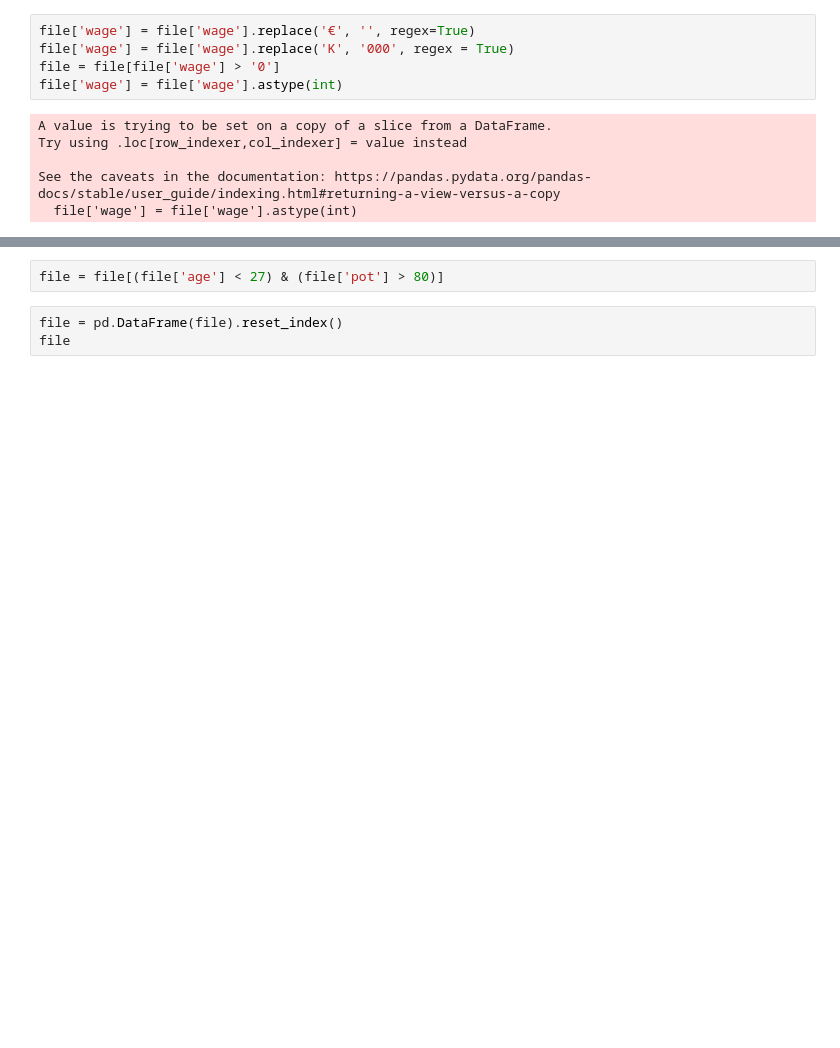
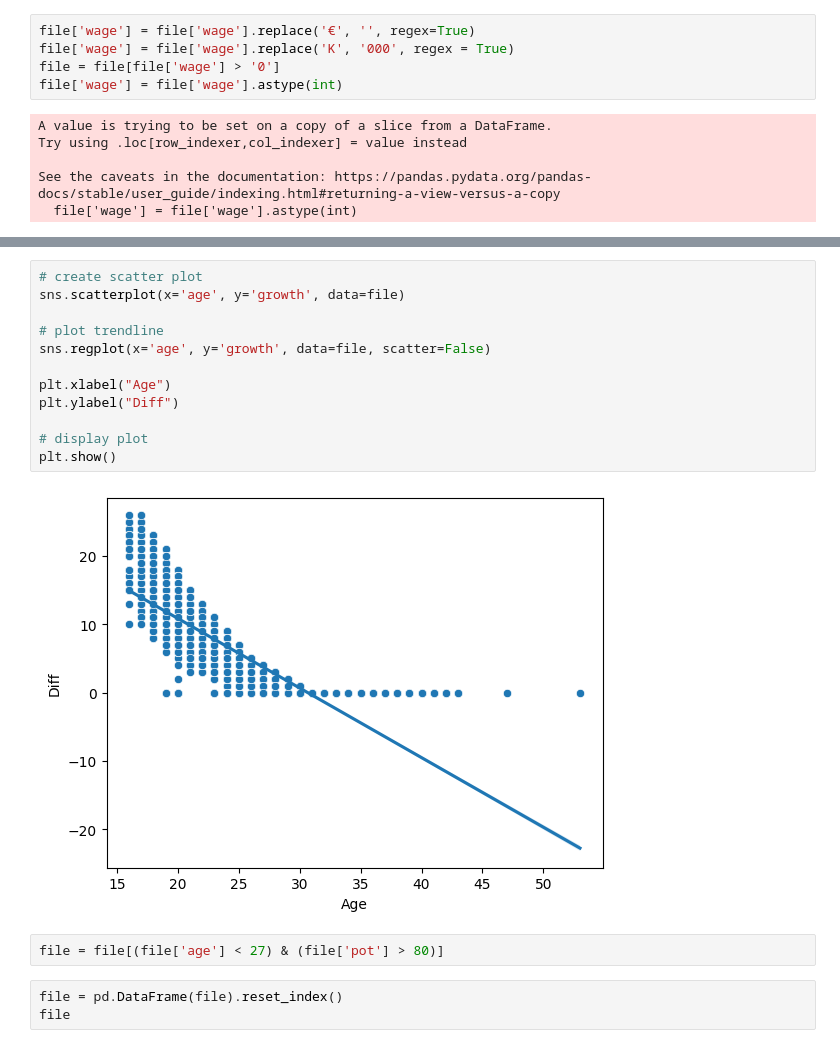
Before and after one commit to MiguelSaraiva/data_Fifa_MoneyBall, a Jupyter notebook: FIFA_MoneyBall.ipynb, the cells around one changed output, grey strips where cells are left out. Saved outputs shown, nothing was run; the diff lists cells and outputs as text; blank space fills up the shorter version.

```diff
--- a/FIFA_MoneyBall.ipynb
+++ b/FIFA_MoneyBall.ipynb
@@ -92,3 +105,17 @@ See the caveats in the documentation: https://pandas.pydata.org/pandas-docs/stab
+# %%
+# create scatter plot
+sns.scatterplot(x='age', y='growth', data=file)
+
+# plot trendline
+sns.regplot(x='age', y='growth', data=file, scatter=False)
+
+plt.xlabel("Age")
+plt.ylabel("Diff")
+
+# display plot
+plt.show()
+# %% [output]
+[figure, added]
 # %%
 file = file[(file['age'] < 27) & (file['pot'] > 80)]
 # %%
```
Also changed, not shown: parts of 66 cells of this notebook, 2 other files.
